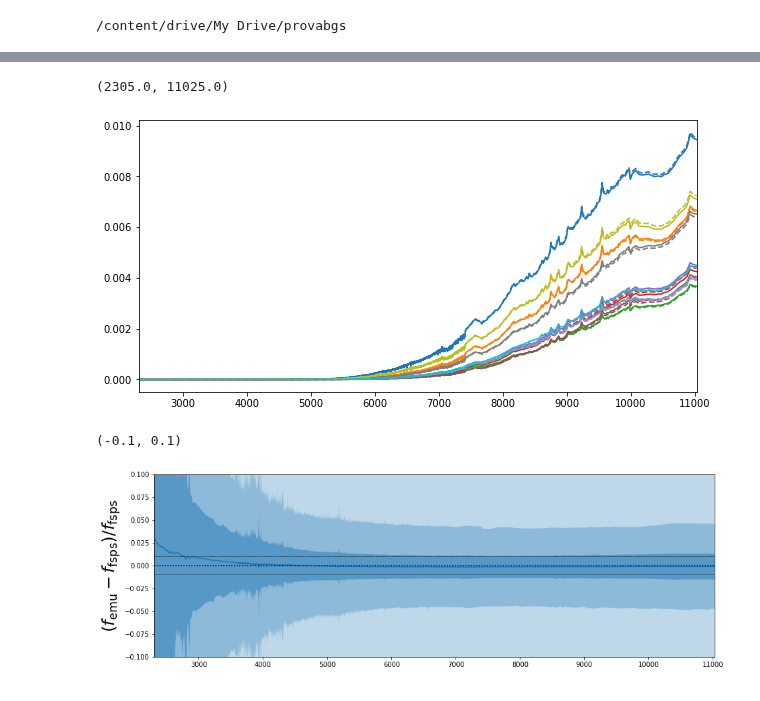
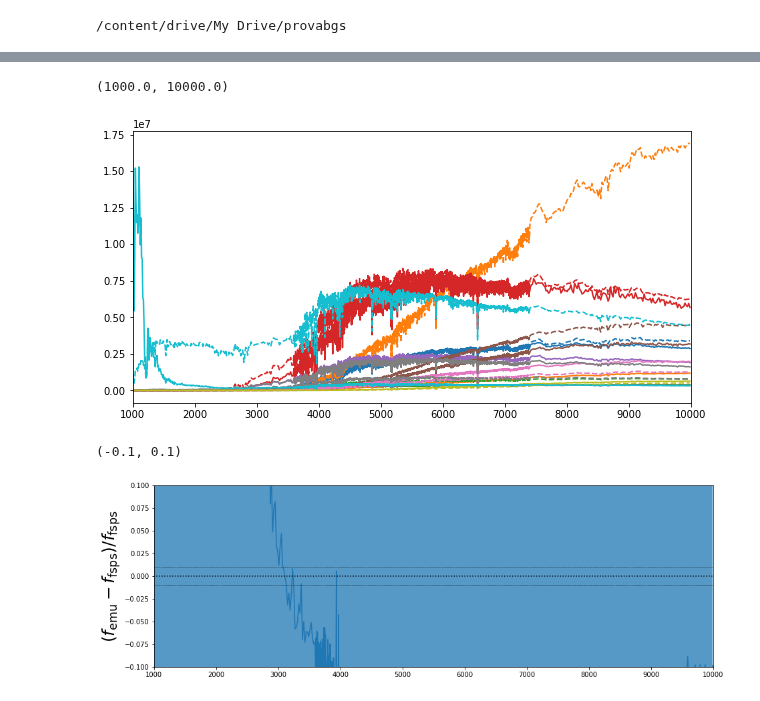
Before and after one commit to changhoonhahn/provabgs, a Jupyter notebook: nb/nmfburst_decoder.ipynb, the cells around one changed output, grey strips where cells are left out. Drawn from its saved outputs; the diff is of its cells as text; code cells hidden in the pictures.

Commit message:
another crack at training the decoder... not very successful...

```diff
--- a/nb/nmfburst_decoder.ipynb
+++ b/nb/nmfburst_decoder.ipynb
@@ -183,2 +260,0 @@ Stopping
-# %%
-wave = np.load('wave_fsps.npy')
@@ -200,0 +263,17 @@ with torch.no_grad():
+# %%
+best_model = models[np.argmin(train_losses)]
+# %%
+with torch.no_grad():
+  best_model.eval()
+  wlnspec_recon = best_model.forward(torch.tensor(theta[Ntrain:], dtype=torch.float32).to(device))
+
+lnspec_recon = std_lnspec[wlim] * wlnspec_recon.cpu().detach().numpy() + mu_lnspec[wlim]
+
+lnspec_test = std_lnspec[wlim] * lnspec[Ntrain:] + mu_lnspec[wlim]
+# %%
+fig = plt.figure(figsize=(10,5))
+sub = fig.add_subplot(111)
+for ii, i in enumerate(np.random.choice(Ntest, size=10, replace=False)):
+  sub.plot(wave[wlim], wlnspec_recon[i].cpu().detach().numpy(), c='C%i' % ii)
+  sub.plot(wave[wlim], lnspec[Ntrain+i], c='C%i' % ii, ls='--')
+sub.set_xlim(1e3, 1e4)#wave[wlim].min(), wave[wlim].max())
@@ -201,13 +283,13 @@ with torch.no_grad():
 # %%
 fig = plt.figure(figsize=(10,5))
 sub = fig.add_subplot(111)
 for ii, i in enumerate(np.random.choice(Ntest, size=10, replace=False)):
-  sub.plot(wave, np.exp(lnspec_recon[i]), c='C%i' % ii)
-  sub.plot(wave, np.exp(lnspec_test[i]), c='C%i' % ii, ls='--')
-sub.set_xlim(wave.min(), wave.max())
+  sub.plot(wave[wlim], np.exp(lnspec_recon[i]), c='C%i' % ii)
+  sub.plot(wave[wlim], np.exp(lnspec_test[i]), c='C%i' % ii, ls='--')
+sub.set_xlim(1e3, 1e4)#wave[wlim].min(), wave[wlim].max())
 # %% [output]
-(2305.0, 11025.0)
+(1000.0, 10000.0)
-[figure, old version]
+[figure, new version]
 # %%
 frac_dspectrum = 1. - np.exp(lnspec_recon - lnspec_test)
 frac_dspectrum_quantiles = np.nanquantile(frac_dspectrum,
@@ -215,24 +297,24 @@ frac_dspectrum_quantiles = np.nanquantile(frac_dspectrum,
 
 fig = plt.figure(figsize=(15,5))
 sub = fig.add_subplot(111)
-sub.fill_between(wave, frac_dspectrum_quantiles[0],
+sub.fill_between(wave[wlim], frac_dspectrum_quantiles[0],
         frac_dspectrum_quantiles[-1], fc='C0', ec='none', alpha=0.1, label='99.9%')
-sub.fill_between(wave, frac_dspectrum_quantiles[1],
+sub.fill_between(wave[wlim], frac_dspectrum_quantiles[1],
         frac_dspectrum_quantiles[-2], fc='C0', ec='none', alpha=0.2, label='99%')
-sub.fill_between(wave, frac_dspectrum_quantiles[2],
+sub.fill_between(wave[wlim], frac_dspectrum_quantiles[2],
         frac_dspectrum_quantiles[-3], fc='C0', ec='none', alpha=0.3, label='95%')
-sub.fill_between(wave, frac_dspectrum_quantiles[3],
+sub.fill_between(wave[wlim], frac_dspectrum_quantiles[3],
         frac_dspectrum_quantiles[-4], fc='C0', ec='none', alpha=0.5, label='68%')
-sub.plot(wave, frac_dspectrum_quantiles[4], c='C0', ls='-')
+sub.plot(wave[wlim], frac_dspectrum_quantiles[4], c='C0', ls='-')
 sub.plot(wave, np.zeros(len(wave)), c='k', ls=':')
 
 # mark +/- 1%
 sub.plot(wave, 0.01 * np.ones(len(wave)), c='k', ls='--', lw=0.5)
 sub.plot(wave, -0.01 * np.ones(len(wave)), c='k', ls='--', lw=0.5)
 
-sub.set_xlim(wave.min(), wave.max())
+sub.set_xlim(1e3, 1e4)
 sub.set_ylabel(r'$(f_{\rm emu} - f_{\rm fsps})/f_{\rm fsps}$', fontsize=25)
 sub.set_ylim(-0.1, 0.1)
 # %% [output]
 (-0.1, 0.1)
-[figure, old version]
+[figure, new version]
```
Also changed, not shown: parts of 21 cells of this notebook.
